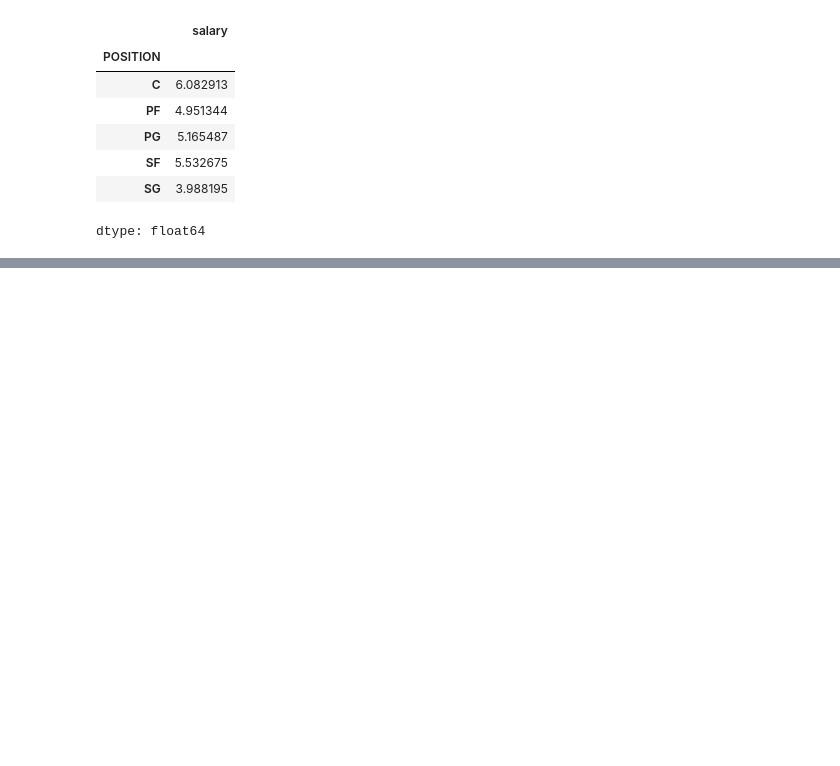
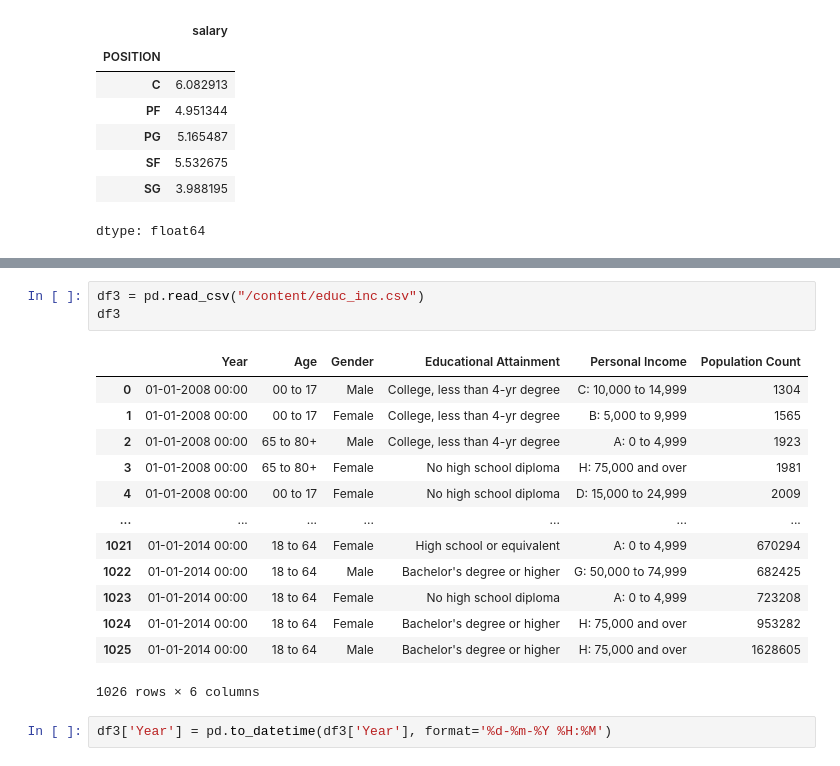
Before and after one commit to sanjanav2102/ML-23CSE301, a Jupyter notebook: Datasets&Pandas .ipynb, the cells around one changed output, grey strips where cells are left out. Drawn from its saved outputs; the diff is of its cells as text; blank space fills up the shorter version.

```diff
--- a/Datasets&Pandas.ipynb
+++ b/Datasets&Pandas .ipynb
@@ -419,0 +431,19 @@ dtype: float64
+# %%
+df3 = pd.read_csv("/content/educ_inc.csv")
+df3
+# %% [output]
+|  | Year | Age | Gender | Educational Attainment | Personal Income | Population Count |
+| 0 | 01-01-2008 00:00 | 00 to 17 | Male | College, less than 4-yr degree | C: 10,000 to 14,999 | 1304 |
+| 1 | 01-01-2008 00:00 | 00 to 17 | Female | College, less than 4-yr degree | B: 5,000 to 9,999 | 1565 |
+| 2 | 01-01-2008 00:00 | 65 to 80+ | Male | College, less than 4-yr degree | A: 0 to 4,999 | 1923 |
+| 3 | 01-01-2008 00:00 | 65 to 80+ | Female | No high school diploma | H: 75,000 and over | 1981 |
+| 4 | 01-01-2008 00:00 | 00 to 17 | Female | No high school diploma | D: 15,000 to 24,999 | 2009 |
+| ... | ... | ... | ... | ... | ... | ... |
+| 1021 | 01-01-2014 00:00 | 18 to 64 | Female | High school or equivalent | A: 0 to 4,999 | 670294 |
+| 1022 | 01-01-2014 00:00 | 18 to 64 | Male | Bachelor's degree or higher | G: 50,000 to 74,999 | 682425 |
+| 1023 | 01-01-2014 00:00 | 18 to 64 | Female | No high school diploma | A: 0 to 4,999 | 723208 |
+| 1024 | 01-01-2014 00:00 | 18 to 64 | Female | Bachelor's degree or higher | H: 75,000 and over | 953282 |
+| 1025 | 01-01-2014 00:00 | 18 to 64 | Male | Bachelor's degree or higher | H: 75,000 and over | 1628605 |
+1026 rows × 6 columns
+# %%
+df3['Year'] = pd.to_datetime(df3['Year'], format='%d-%m-%Y %H:%M')
```
Also changed, not shown: parts of 6 cells of this notebook.
